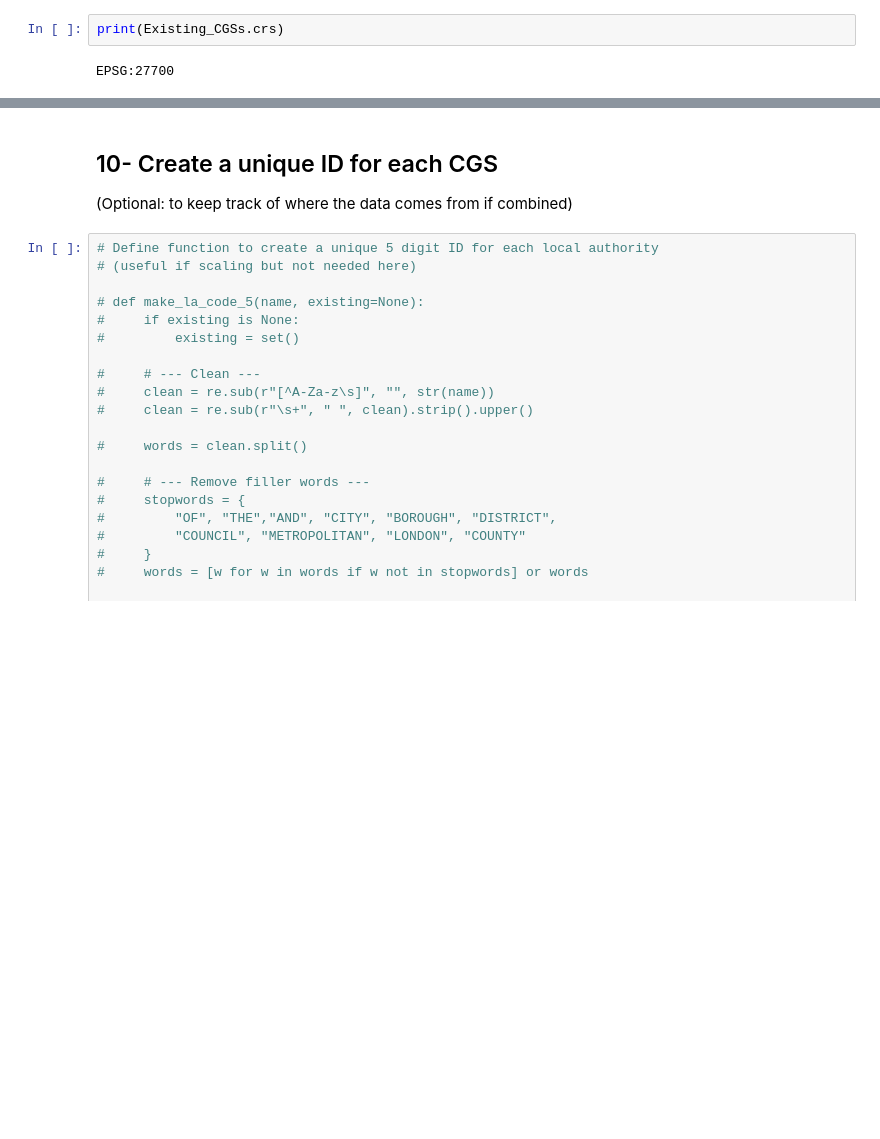
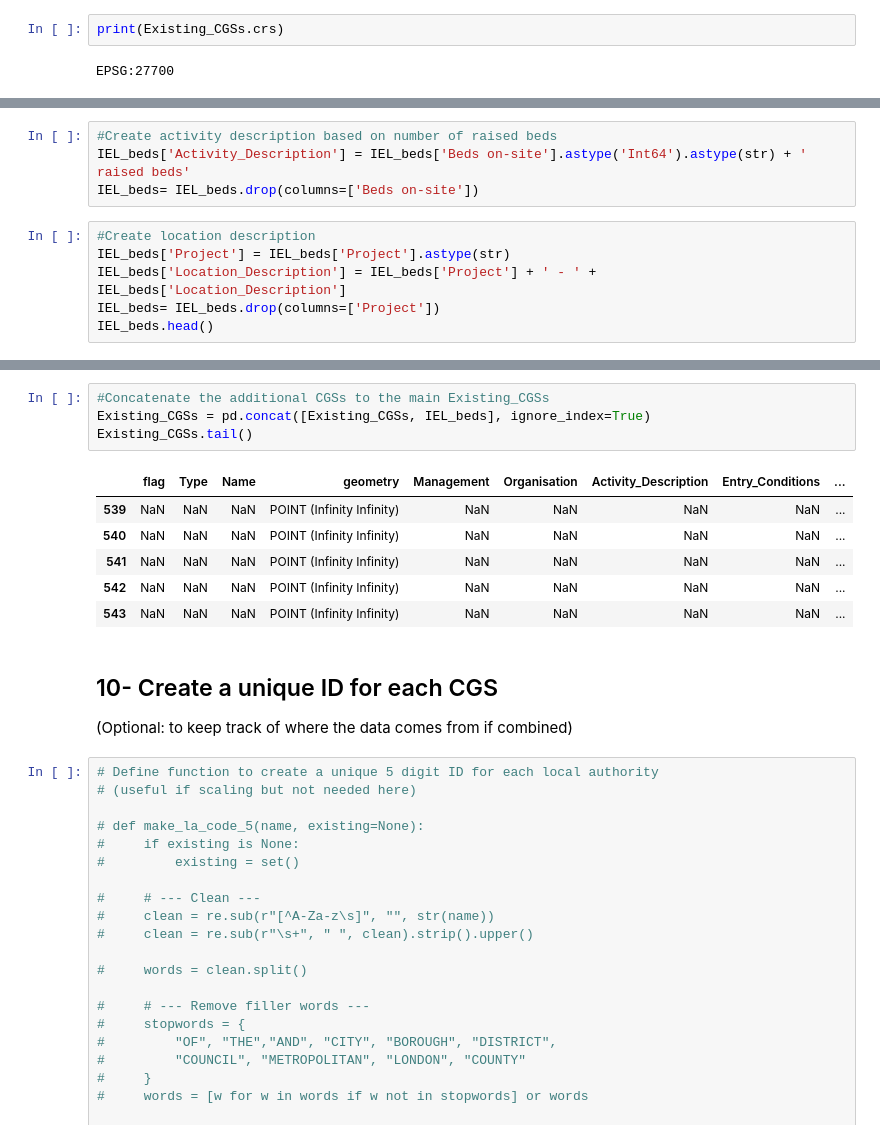
Before and after one commit to MarionC749/LIDA-SEEDS, a Jupyter notebook: Data_Processing/1-SEEDS_existingCGS_search.ipynb, the cells around one changed output, grey strips where cells are left out. Saved outputs shown, nothing was run; the diff lists cells and outputs as text; blank space fills up the shorter version.

```diff
--- a/Data_Processing/1-SEEDS_existingCGS_search.ipynb
+++ b/Data_Processing/1-SEEDS_existingCGS_search.ipynb
@@ -3041,0 +2952,10 @@ Existing_CGSs.tail()
+# %%
+#Create activity description based on number of raised beds
+IEL_beds['Activity_Description'] = IEL_beds['Beds on-site'].astype('Int64').astype(str) + ' raised beds'
+IEL_beds= IEL_beds.drop(columns=['Beds on-site'])
+# %%
+#Create location description
+IEL_beds['Project'] = IEL_beds['Project'].astype(str)
+IEL_beds['Location_Description'] = IEL_beds['Project'] + ' - ' + IEL_beds['Location_Description']
+IEL_beds= IEL_beds.drop(columns=['Project'])
+IEL_beds.head()
@@ -3042,3 +2969,14 @@ Existing_CGSs.tail()
+# %%
+#Concatenate the additional CGSs to the main Existing_CGSs
+Existing_CGSs = pd.concat([Existing_CGSs, IEL_beds], ignore_index=True)
+Existing_CGSs.tail()
+# %% [output]
+|  | flag | Type | Name | geometry | Management | Organisation | Activity_Description | Entry_Conditions | ... |
+| 539 | NaN | NaN | NaN | POINT (Infinity Infinity) | NaN | NaN | NaN | NaN | ... |
+| 540 | NaN | NaN | NaN | POINT (Infinity Infinity) | NaN | NaN | NaN | NaN | ... |
+| 541 | NaN | NaN | NaN | POINT (Infinity Infinity) | NaN | NaN | NaN | NaN | ... |
+| 542 | NaN | NaN | NaN | POINT (Infinity Infinity) | NaN | NaN | NaN | NaN | ... |
+| 543 | NaN | NaN | NaN | POINT (Infinity Infinity) | NaN | NaN | NaN | NaN | ... |
 # %% [markdown]
 ## 10- Create a unique ID for each CGS
 (Optional: to keep track of where the data comes from if combined)
```
Also changed, not shown: parts of 22 cells of this notebook, 6 other files.
